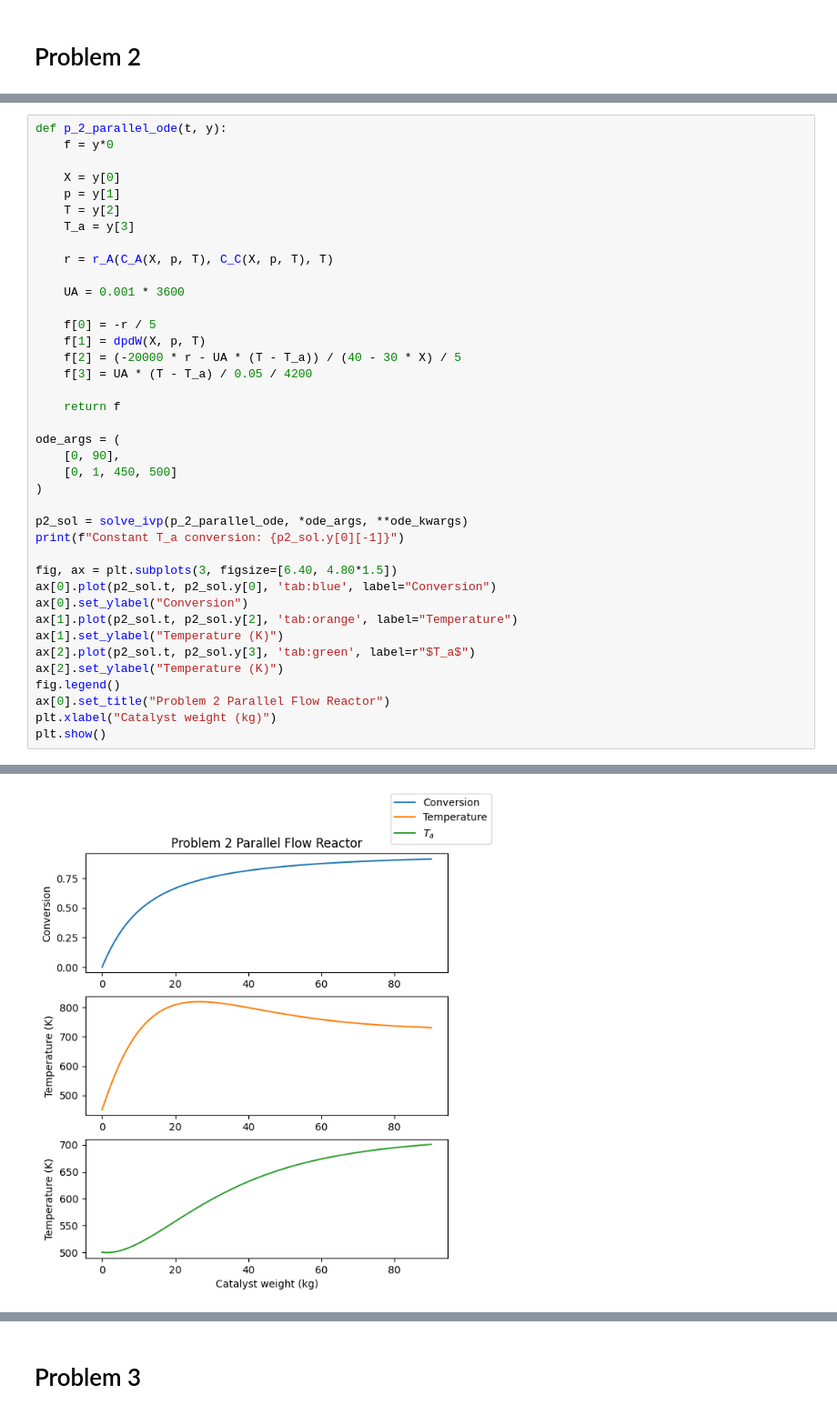
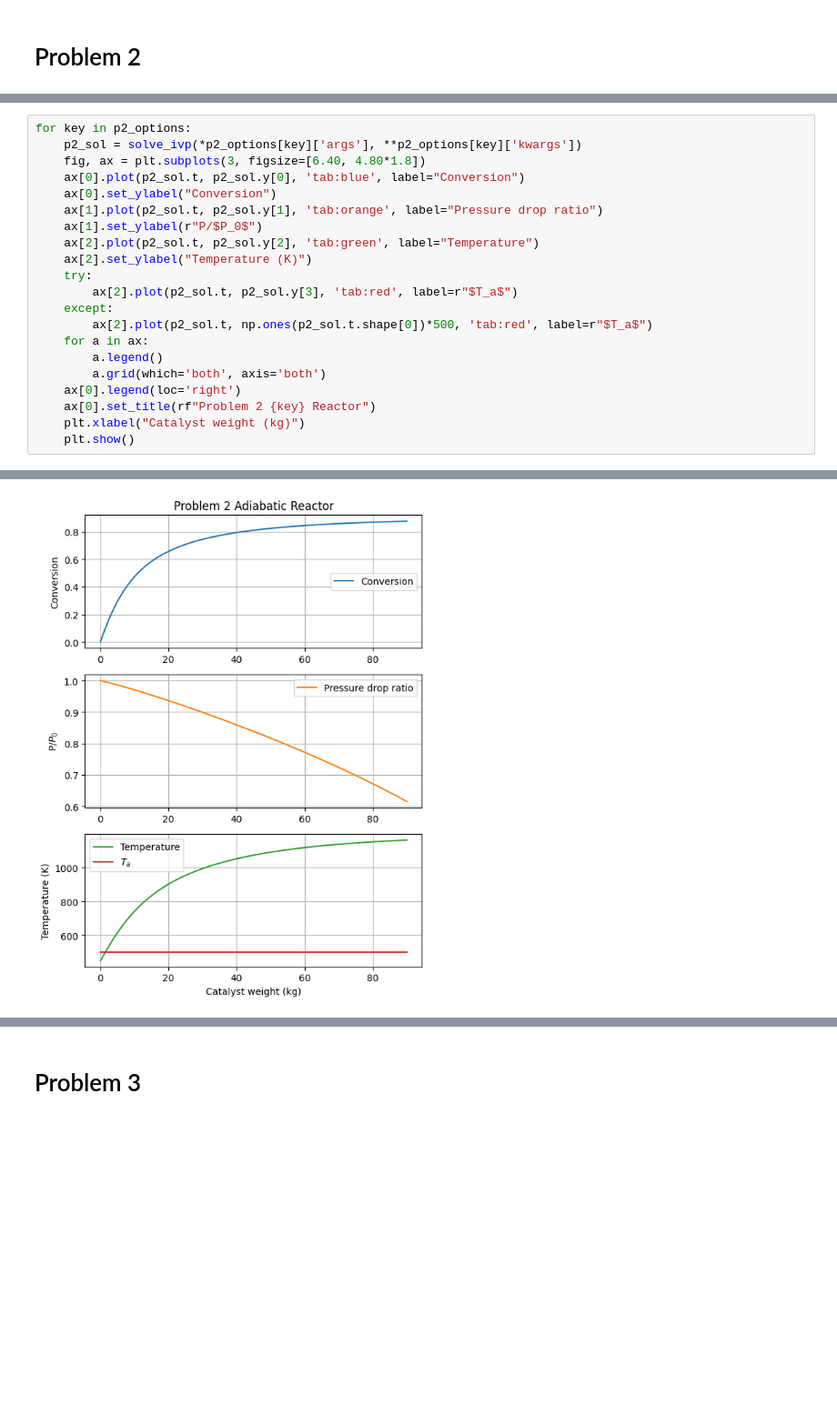
Before and after one commit to nibhscripta/Spring-2023, a Jupyter notebook: CHEN 364/CHEN 364 HW7/CHEN 364 HW7.ipynb, the cells around one changed output, grey strips where cells are left out. Shown at 91% size. Saved outputs shown, nothing was run; the diff lists cells and outputs as text; blank space fills up the shorter version.

```diff
--- a/CHEN 364/CHEN 364 HW7/CHEN 364 HW7.ipynb
+++ b/CHEN 364/CHEN 364 HW7/CHEN 364 HW7.ipynb
@@ -192,40 +273,22 @@ Constant T_0 conversion: 0.921029453556714
 # %%
-def p_2_parallel_ode(t, y):
-    f = y*0
-
-    X = y[0]
-    p = y[1]
-    T = y[2]
-    T_a = y[3]
-
-    r = r_A(C_A(X, p, T), C_C(X, p, T), T)
-
-    UA = 0.001 * 3600
-
-    f[0] = -r / 5
-    f[1] = dpdW(X, p, T)
-    f[2] = (-20000 * r - UA * (T - T_a)) / (40 - 30 * X) / 5
-    f[3] = UA * (T - T_a) / 0.05 / 4200
-
-    return f
-
-ode_args = (
-    [0, 90],
-    [0, 1, 450, 500]
-)
-
-p2_sol = solve_ivp(p_2_parallel_ode, *ode_args, **ode_kwargs)
-print(f"Constant T_a conversion: {p2_sol.y[0][-1]}")
-
-fig, ax = plt.subplots(3, figsize=[6.40, 4.80*1.5])
-ax[0].plot(p2_sol.t, p2_sol.y[0], 'tab:blue', label="Conversion")
-ax[0].set_ylabel("Conversion")
-ax[1].plot(p2_sol.t, p2_sol.y[2], 'tab:orange', label="Temperature")
-ax[1].set_ylabel("Temperature (K)")
-ax[2].plot(p2_sol.t, p2_sol.y[3], 'tab:green', label=r"$T_a$")
-ax[2].set_ylabel("Temperature (K)")
-fig.legend()
-ax[0].set_title("Problem 2 Parallel Flow Reactor")
-plt.xlabel("Catalyst weight (kg)")
-plt.show()
+for key in p2_options:
+    p2_sol = solve_ivp(*p2_options[key]['args'], **p2_options[key]['kwargs'])
+    fig, ax = plt.subplots(3, figsize=[6.40, 4.80*1.8])
+    ax[0].plot(p2_sol.t, p2_sol.y[0], 'tab:blue', label="Conversion")
+    ax[0].set_ylabel("Conversion")
+    ax[1].plot(p2_sol.t, p2_sol.y[1], 'tab:orange', label="Pressure drop ratio")
+    ax[1].set_ylabel(r"P/$P_0$")
+    ax[2].plot(p2_sol.t, p2_sol.y[2], 'tab:green', label="Temperature")
+    ax[2].set_ylabel("Temperature (K)")
+    try:
+        ax[2].plot(p2_sol.t, p2_sol.y[3], 'tab:red', label=r"$T_a$")
+    except:
+        ax[2].plot(p2_sol.t, np.ones(p2_sol.t.shape[0])*500, 'tab:red', label=r"$T_a$")
+    for a in ax:
+        a.legend()
+        a.grid(which='both', axis='both')
+    ax[0].legend(loc='right')
+    ax[0].set_title(rf"Problem 2 {key} Reactor")
+    plt.xlabel("Catalyst weight (kg)")
+    plt.show()
 # %% [output]
@@ -233 +295 @@ plt.show()
-[figure, old version]
+[figure, new version]
```
Also changed, not shown: parts of 14 cells of this notebook, 1 other file.
